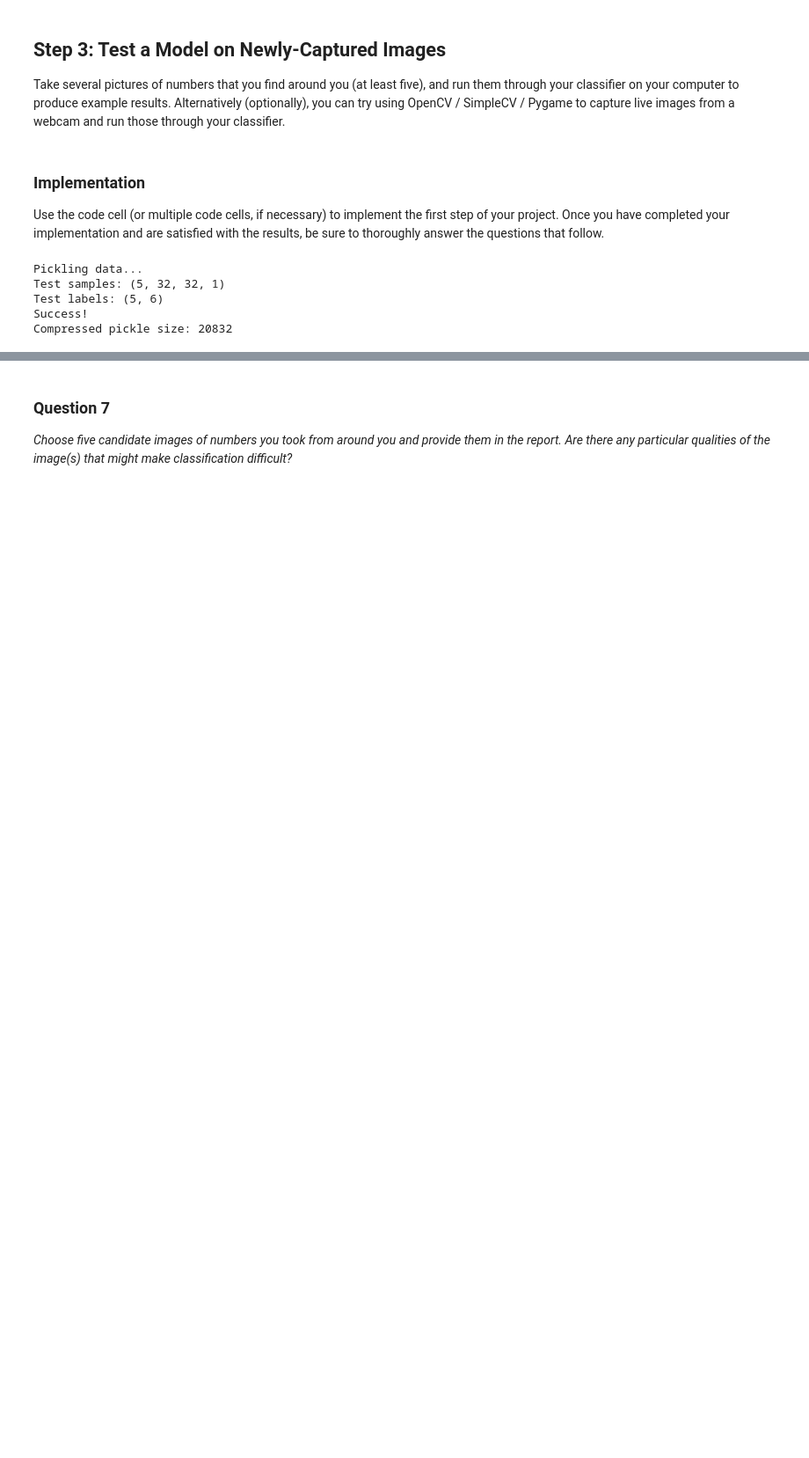
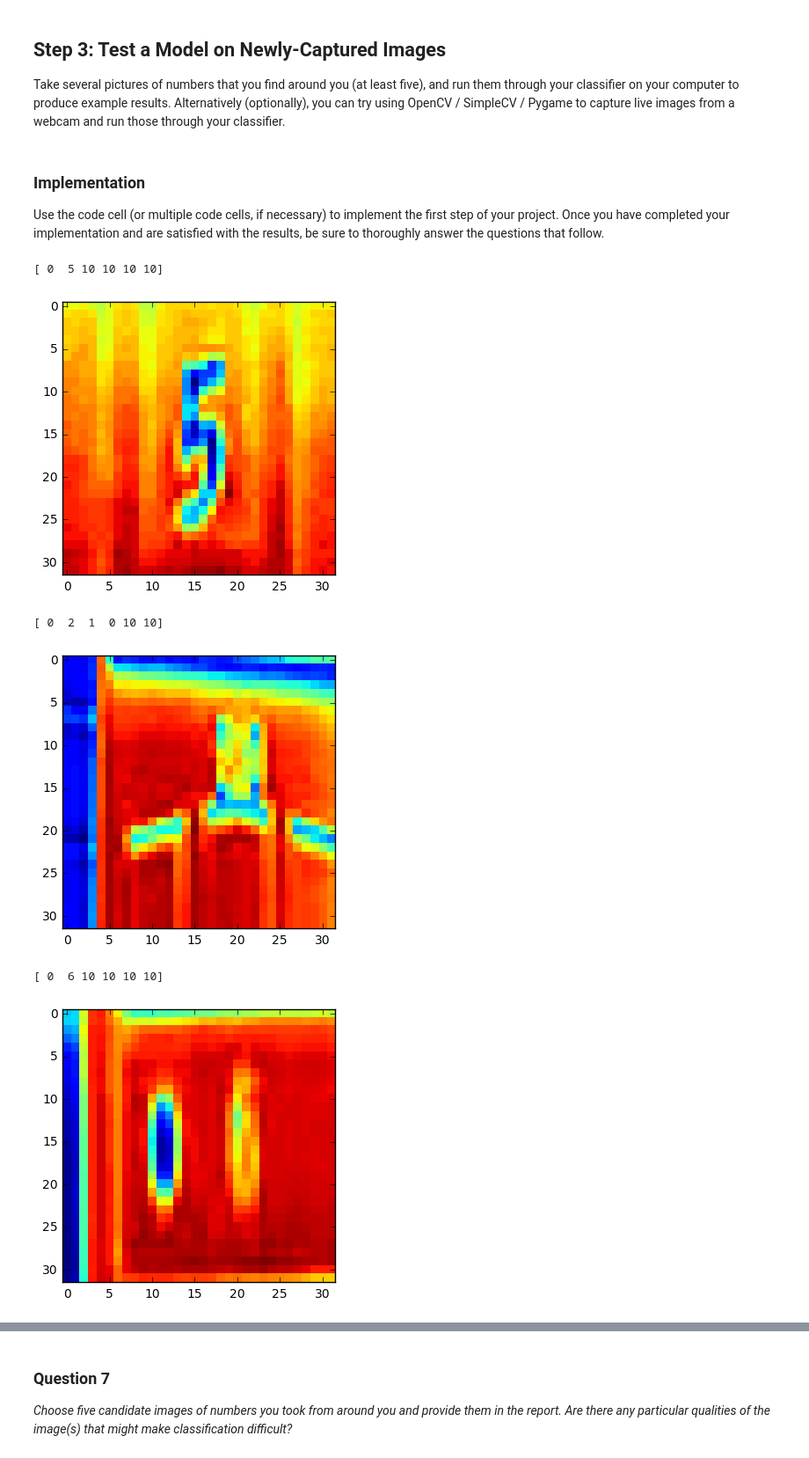
Before and after one commit to HariKolakaleti/machine_learning_udacity, a Jupyter notebook: digit_recognizer/digit_recognition.ipynb, the cells around one changed output, grey strips where cells are left out. Shown at 88% size. Drawn from its saved outputs; the diff is of its cells as text; code cells hidden in the pictures; blank space fills up the shorter version.

```diff
--- a/digit_recognizer/digit_recognition.ipynb
+++ b/digit_recognizer/digit_recognition.ipynb
@@ -1371,12 +1506,13 @@ Take several pictures of numbers that you find around you (at least five), and r
 ### Implementation
 Use the code cell (or multiple code cells, if necessary) to implement the first step of your project. Once you have completed your implementation and are satisfied with the results, be sure to thoroughly answer the questions that follow.
 # %%
-idisplay = 1
+
 img_width = 32
 img_height = 32
 
 # import modules
 
+import cv2
 import numpy as np
 import os
 import random
@@ -1397,6 +1533,11 @@ from PIL import Image
 
 orig_data = './my_data/orig/'
 
+bw_data = './my_data/bw/'
+if not os.path.isdir(bw_data):
+    print ('Creating dir:', bw_data)
+    os.mkdir(bw_data)
+
 resize_data = './my_data/resize/'
 if not os.path.isdir(resize_data):
     print ('Creating dir:', resize_data)
@@ -1404,8 +1545,17 @@ if not os.path.isdir(resize_data):
 
 for i in range(1, 6):
     rd_fname = orig_data + '{}.png'.format(i)
+    wr_fname = bw_data + '{}.png'.format(i)
+    img = cv2.imread(rd_fname)
+    img[img == 255] = 1
+    img[img == 0] = 255
+    img[img == 1] = 0
+    cv2.imwrite(wr_fname, img)
+
+    rd_fname = bw_data + '{}.png'.format(i)
     wr_fname = resize_data + '{}.png'.format(i)
     img = Image.open(rd_fname)
+
     basewidth = 32
     wpercent = (basewidth / float(img.size[0]))
     hsize = int((float(img.size[1]) * float(wpercent)))
@@ -1415,43 +1565,64 @@ for i in range(1, 6):
 # load data
 
 my_labels = np.ndarray(shape=(5, 6), dtype=np.int32)
+my_bboxes = np.ndarray(shape=(5, 6), dtype=np.float32)
 my_data = np.ndarray(shape=(5, 32, 32), dtype=np.float32)
 
 for i in range(5):
     fname = resize_data + '{}.png'.format(i+1)
     img = Image.open(fname).convert('L')
     my_data[i,:,:] = np.array(img)
 
 my_data = np.expand_dims(my_data, axis=3)
 
-my_labels[0,:] = [0,9,10,10,10,10]
-my_labels[1,:] = [0,2,3,10,10,10]
-my_labels[2,:] = [0,1,3,5,10,10]
-my_labels[3,:] = [0,8,2,0,9,10]
-my_labels[4,:] = [0,1,0,1,4,5]
+my_labels[0,:] = [0,5,10,10,10,10]
+my_labels[1,:] = [0,2,1,0,10,10]
+my_labels[2,:] = [0,6,10,10,10,10]
+my_labels[3,:] = [0,1,10,10,10,10]
+my_labels[4,:] = [0,1,1,10,10,10]
+
+my_bboxes[0,:] = [0,4,41,40,64,0]
+my_bboxes[1,:] = [0,2,95,34,136,0]
+my_bboxes[2,:] = [0,4,59,24,73,0]
+my_bboxes[3,:] = [0,4,30,25,47,0]
+my_bboxes[4,:] = [0,3,41,30,75,0]
+
+def display_samples(data, labels, idx):
+    print labels[idx]
+    plt.imshow(np.squeeze(data[idx], axis=(2,)), interpolation='nearest')
+    plt.show()
+
+if idisplay:
+    display_samples(my_data, my_labels, 0)
+    display_samples(my_data, my_labels, 1)
+    display_samples(my_data, my_labels, 2)
+    display_samples(my_data, my_labels, 3)
+    display_samples(my_data, my_labels, 4)
 
 # Create Pickling File
 print('Pickling data...')
 pickle_file = 'my_data/my_data.pickle'
 
 print 'Test samples: {}'.format(my_data.shape)
 print 'Test labels: {}'.format(my_labels.shape)
+print 'Test bboxes: {}'.format(my_bboxes.shape)
 
 try:
     f = open(pickle_file, 'wb')
-    save = {'my_data': my_data, 'my_labels': my_labels}
+    save = {'my_data': my_data, 'my_labels': my_labels, 'my_bboxes': my_bboxes}
     pickle.dump(save, f, pickle.HIGHEST_PROTOCOL)
     f.close()
 except Exception as e:
     print('Unable to save data to {}: {}'.format(pickle_file, e))
     raise
 
 statinfo = os.stat(pickle_file)
 print('Success!')
 print('Compressed pickle size: {}'.format(statinfo.st_size))
 # %% [output]
-Pickling data...
-Test samples: (5, 32, 32, 1)
-Test labels: (5, 6)
-Success!
-Compressed pickle size: 20832
+[ 0  5 10 10 10 10]
+[figure, added]
+[ 0  2  1  0 10 10]
+[figure, added]
+[ 0  6 10 10 10 10]
+[figure, added]
```
Also changed, not shown: parts of 18 cells of this notebook, 8 other files.
